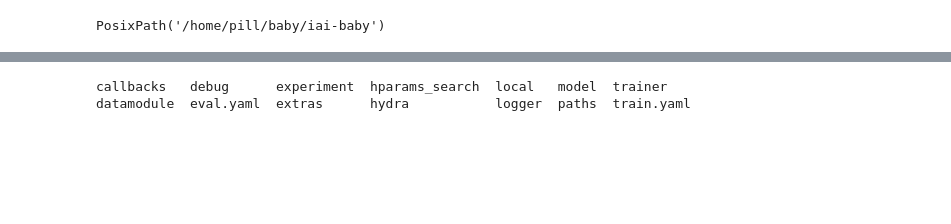
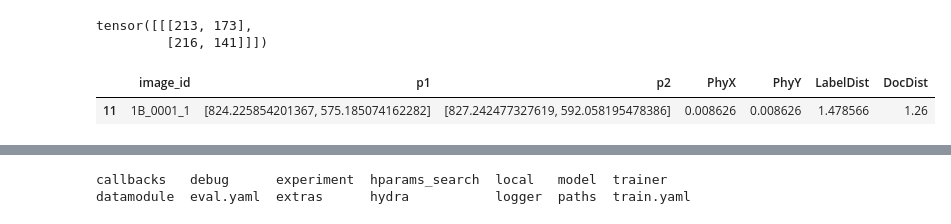
Before and after one commit to huyenbui117/iai-baby, a Jupyter notebook: notebooks/SegmentationInference.ipynb, the cells around one changed output, grey strips where cells are left out. Drawn from its saved outputs; the diff is of its cells as text; code cells hidden in the pictures; blank space fills up the shorter version.

```diff
--- a/notebooks/SegmentationInference.ipynb
+++ b/notebooks/SegmentationInference.ipynb
@@ -52,0 +55,11 @@ SystemExit: 2
+# %%
+import json
+from collections import defaultdict
+gt_keypoints_path = "/Users/khanhhuyen/Downloads/iai-baby/data/baby/nt_keypoints.json"
+imgid_to_keypoints = defaultdict(lambda: [])
+with open(gt_keypoints_path) as fin:
+                keypoints = json.load(fin)
+                for point in keypoints:
+                    imgid_to_keypoints[point["image_id"]].extend([
+                        point["p1"], point["p2"]
+                    ])
@@ -53,4 +146,22 @@ SystemExit: 2
+# %%
+keypoints
+# %% [output]
+tensor([[[213, 173],
+         [216, 141]]])
 # %%
-root
+import pandas as pd
+df=pd.read_csv("/Users/khanhhuyen/Downloads/iai-baby/data/baby/labels kssg.csv")
+# image_id
+df["image_id"]=df["FileName"].apply(lambda x: str(x).split(".")[0])
+# df["p1"] is list [df["x1"],df["y1"]]
+df["p1"]=df.apply(lambda x: [x["X1"],x["Y1"]],axis=1)
+df["p2"]=df.apply(lambda x: [x["X2"],x["Y2"]],axis=1)
+
+df = df[["image_id","p1","p2","PhyX","PhyY", "LabelDist", "DocDist"]]
+df.to_json(gt_keypoints_path,orient="records")
+
+# get row by image_id
+df[df["image_id"]=="1B_0001_1"]
 # %% [output]
-PosixPath('/home/pill/baby/iai-baby')
+|  | image_id | p1 | p2 | PhyX | PhyY | LabelDist | DocDist |
+| 11 | 1B_0001_1 | [824.225854201367, 575.185074162282] | [827.242477327619, 592.058195478386] | 0.008626 | 0.008626 | 1.478566 | 1.26 |
```
Also changed, not shown: parts of 9 cells of this notebook, 7 other files.
